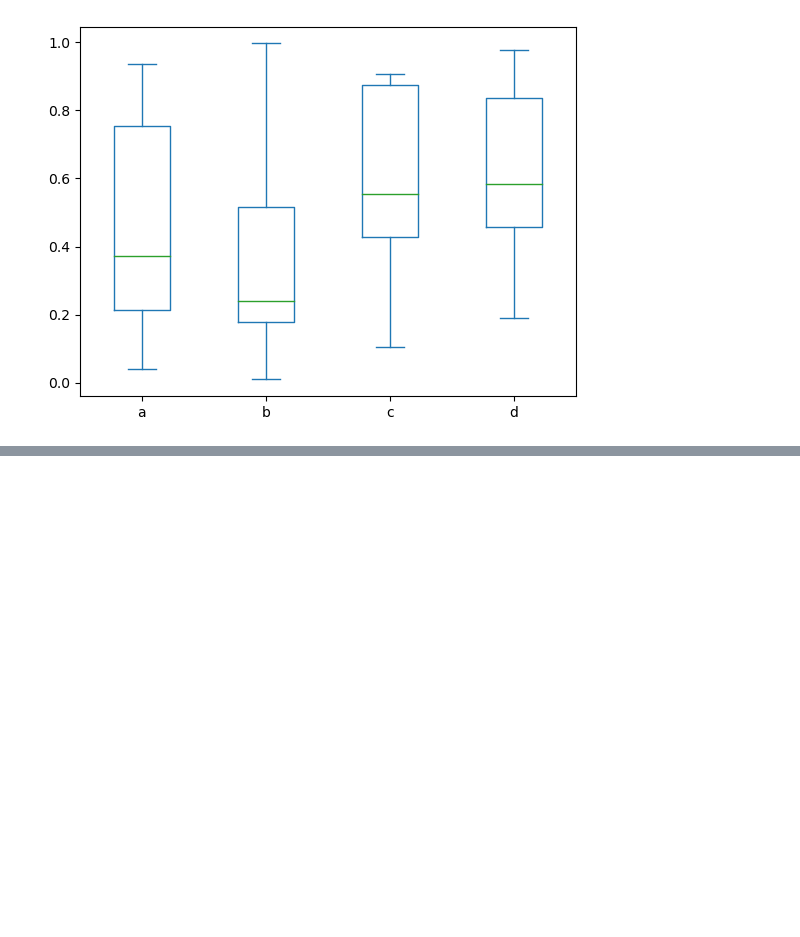
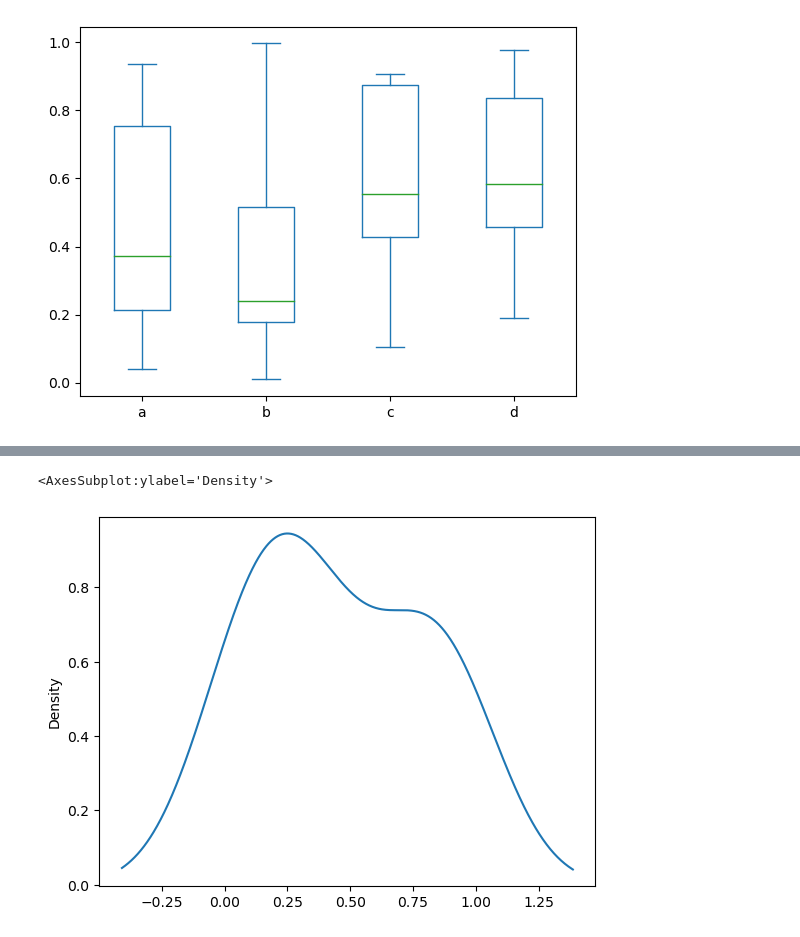
Before and after one commit to JoseArnel/code, a Jupyter notebook: DataScience&MachineLearning/07-Pandas-Built-in-Data-Viz/Untitled.ipynb, the cells around one changed output, grey strips where cells are left out. Cells and saved outputs as stored; diff of their text form; code cells hidden in the pictures; blank space fills up the shorter version.

```diff
--- a/DataScience&MachineLearning/07-Pandas-Built-in-Data-Viz/Untitled.ipynb
+++ b/DataScience&MachineLearning/07-Pandas-Built-in-Data-Viz/Untitled.ipynb
@@ -81,0 +85,5 @@ df.plot
+# %%
+df2['a'].plot.density() # density()
+# %% [output]
+<AxesSubplot:ylabel='Density'>
+[figure, added]
```
Also changed, not shown: parts of 2 cells of this notebook.
